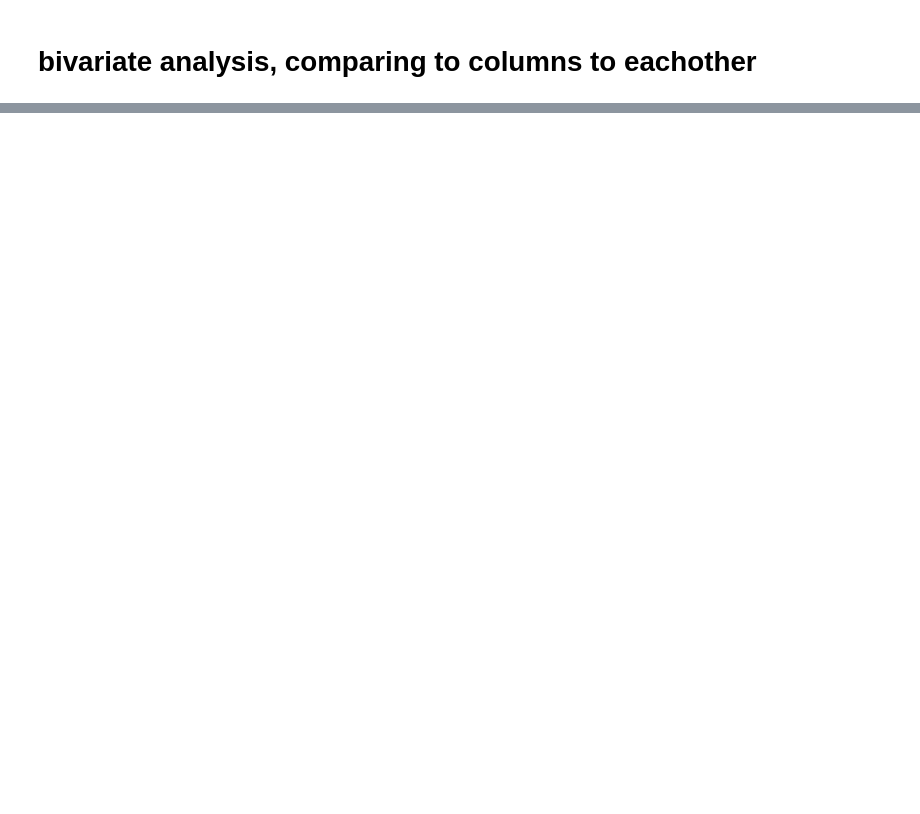
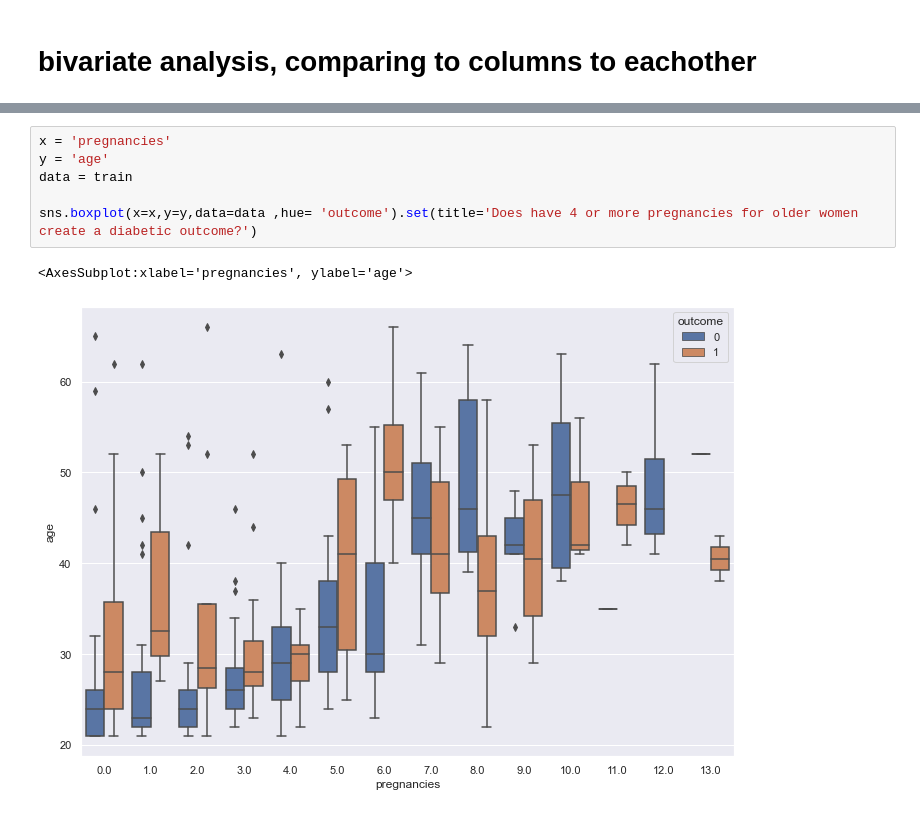
Before and after one commit to raedownen/mini_projects, a Jupyter notebook: diabetes_project.ipynb, the cells around one changed output, grey strips where cells are left out. Cells and saved outputs as stored; diff of their text form; blank space fills up the shorter version.

```diff
--- a/diabetes_project.ipynb
+++ b/diabetes_project.ipynb
@@ -413,0 +730,9 @@ sns.pairplot(data=diabetes_df, kind="reg", corner=True)
+# %%
+x = 'pregnancies'
+y = 'age'
+data = train
+
+sns.boxplot(x=x,y=y,data=data ,hue= 'outcome').set(title='Does have 4 or more pregnancies for older women  create a diabetic outcome?')
+# %% [output]
+<AxesSubplot:xlabel='pregnancies', ylabel='age'>
+[figure, added]
```
Also changed, not shown: parts of 99 cells of this notebook.
